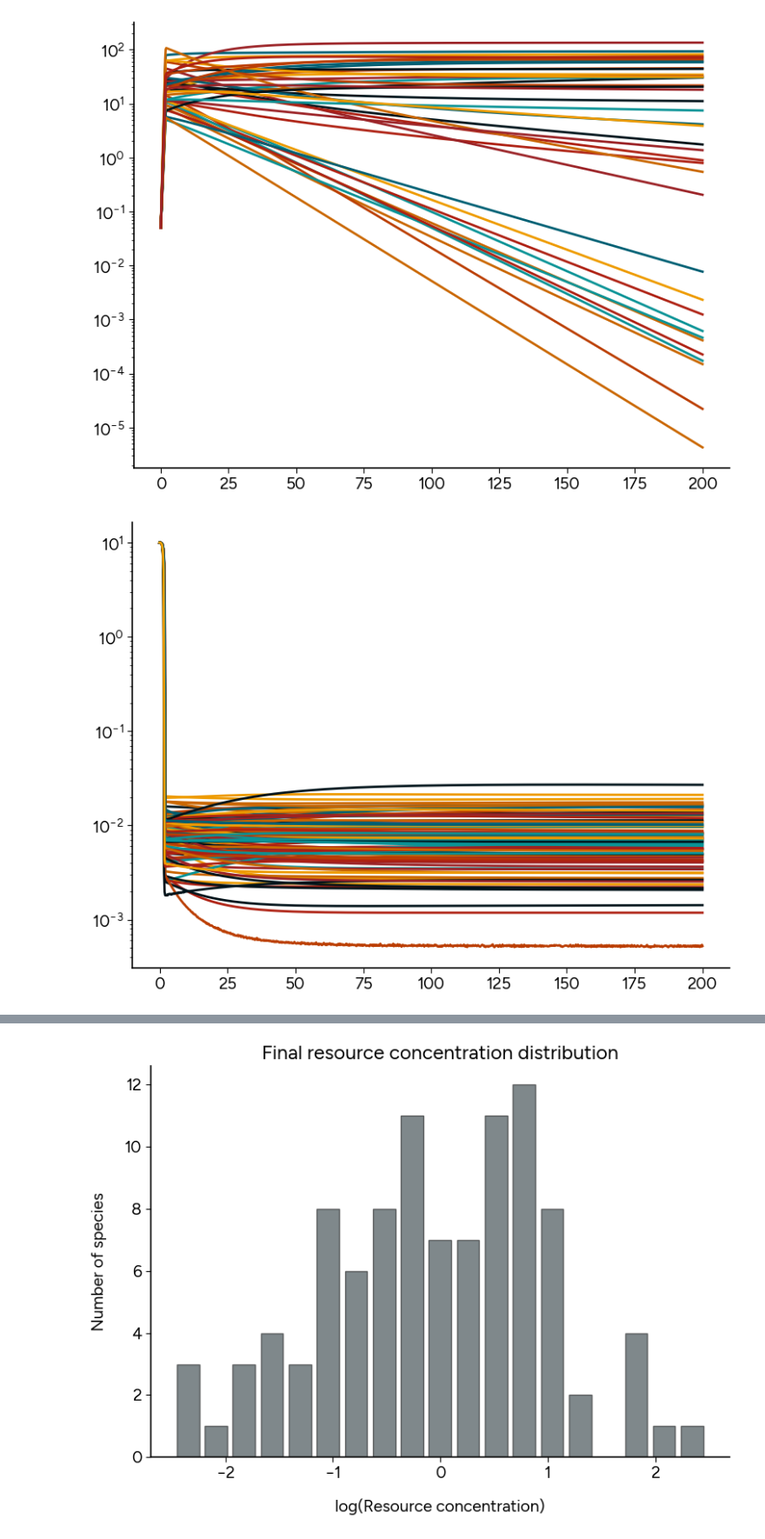
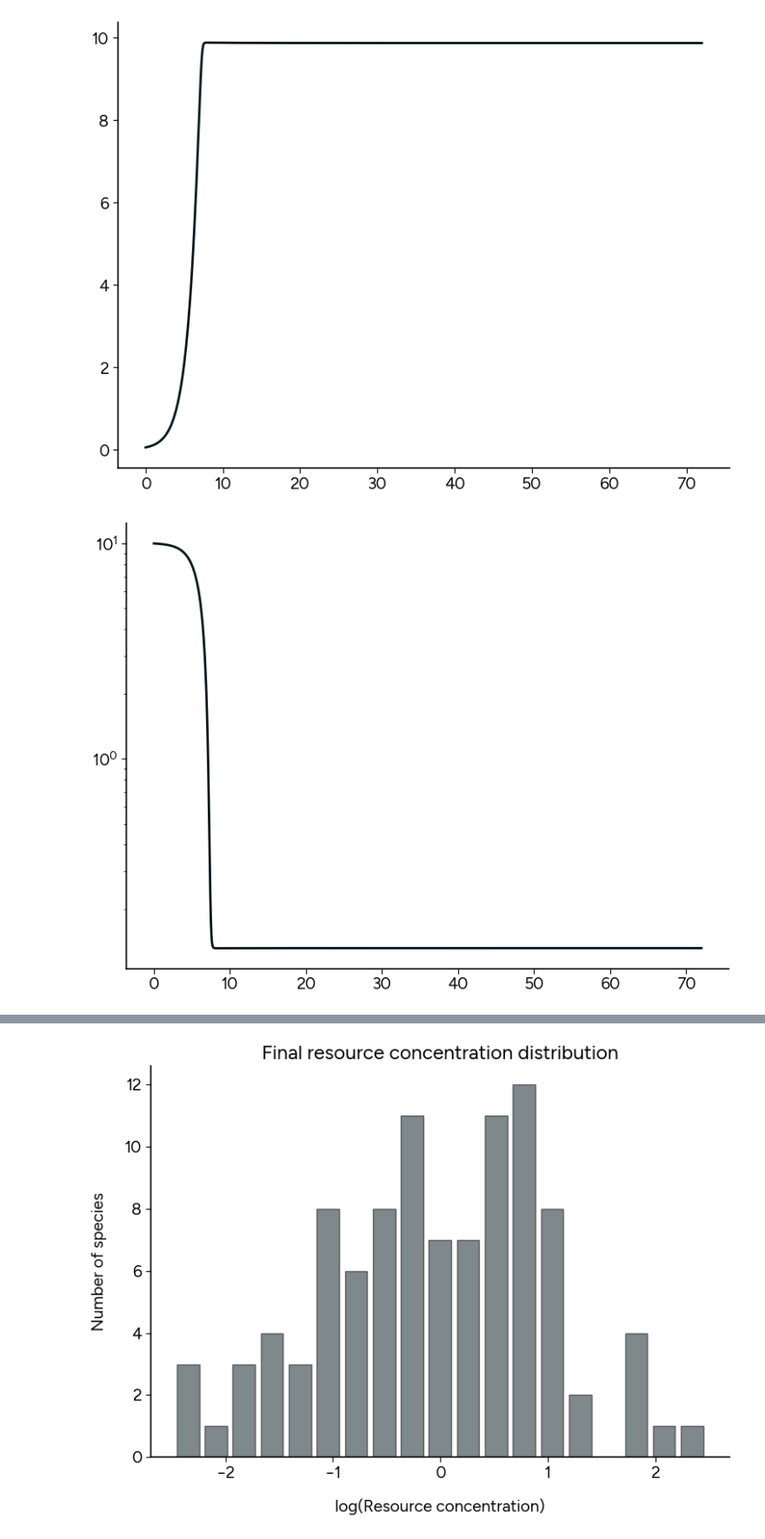
Before and after one commit to prajwalp/OE-dilutions, a Jupyter notebook: crossfeeding_dist.ipynb, the cells around one changed output, grey strips where cells are left out. Shown: that part at 87% size. Drawn from its saved outputs; the diff is of its cells as text; code cells hidden in the pictures.

```diff
--- a/crossfeeding_dist.ipynb
+++ b/crossfeeding_dist.ipynb
@@ -9,6 +16,6 @@ from numba import prange
 # %%
 plt.style.use("../style1.mplstyle")
 # %%
-Nr = 100
-Ns = 40
+Nr = 1
+Ns = 1
 # %%
@@ -128,5 +52,5 @@ def glvParamsFn(muMatrix,kMatrix,dTensor,rVec,delta,supplyVec):
 # %%
-leakageRate = 0.2
+leakageRate = 0
 
 unscaledMuMatrix = np.random.lognormal(-1.95,1,(Ns,Nr))
 muMatrix = (1-leakageRate) * unscaledMuMatrix / np.max(unscaledMuMatrix)
@@ -141,7 +65,7 @@ dTensor = 0.9* leakageRate *unscaledDTensor / np.max(unscaledDTensor)
 supplyVec = np.full(Nr,10)
 delta = 0.2
 
-assertParams(muMatrix,kMatrix,dTensor,delta,supplyVec)
+cfns.assertParams(muMatrix,kMatrix,dTensor,delta,supplyVec,Ns=Ns,Nr=Nr)
 
-rVecBeginning = supplyVec.copy() * 0.99
+rVecBeginning = supplyVec.copy()
 rVecEnd = np.random.lognormal(np.mean(kMatrix)/np.mean(supplyVec),1,Nr)
@@ -188,4 +135,4 @@ initialResources = supplyVec
 
 initialConditions = np.concatenate((initialPopulations,initialResources))
 
-t = np.linspace(0,200,1000)
+t = np.linspace(0,72,1000)
@@ -192,4 +143,4 @@ t = np.linspace(0,200,1000)
 # %%
 %%time
-sol = integrate.solve_ivp(chemostat_dynamics,(0,t[-1]),initialConditions,args=(muMatrix, kMatrix, dTensor, delta, supplyVec),t_eval=t,max_step=0.1)
+sol = integrate.solve_ivp(cfns.chemostat_dynamics,(0,t[-1]),initialConditions,args=(muMatrix, kMatrix, dTensor, delta, supplyVec,Nr,Ns),t_eval=t,max_step=0.1)
 # %% [output]
@@ -198,14 +149,14 @@ Wall time: 3min 42s
 # %%
 plt.plot(sol.t,sol.y[:Ns].T)
 
-plt.yscale("log")
+# plt.yscale("log")
 plt.show()
 # %% [output]
-[figure, old version]
+[figure, new version]
 # %%
 plt.plot(sol.t,sol.y[Ns:].T)
 
 plt.yscale("log")
 plt.show()
 # %% [output]
-[figure, old version]
+[figure, new version]
```
Also changed, not shown: parts of 21 cells of this notebook, 4 other files.
